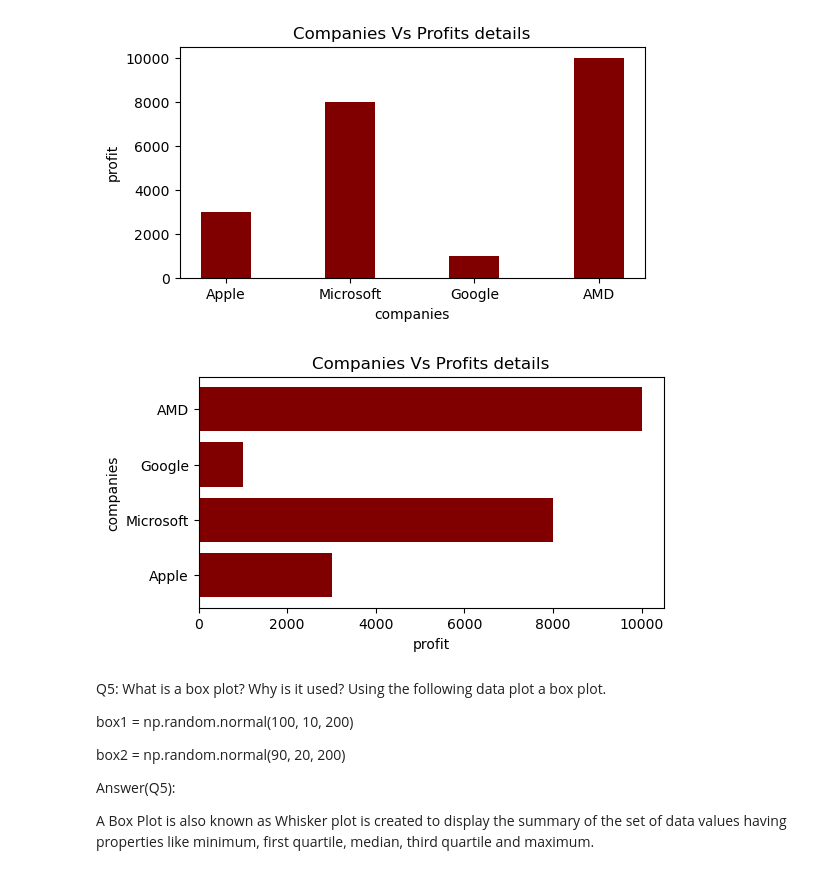
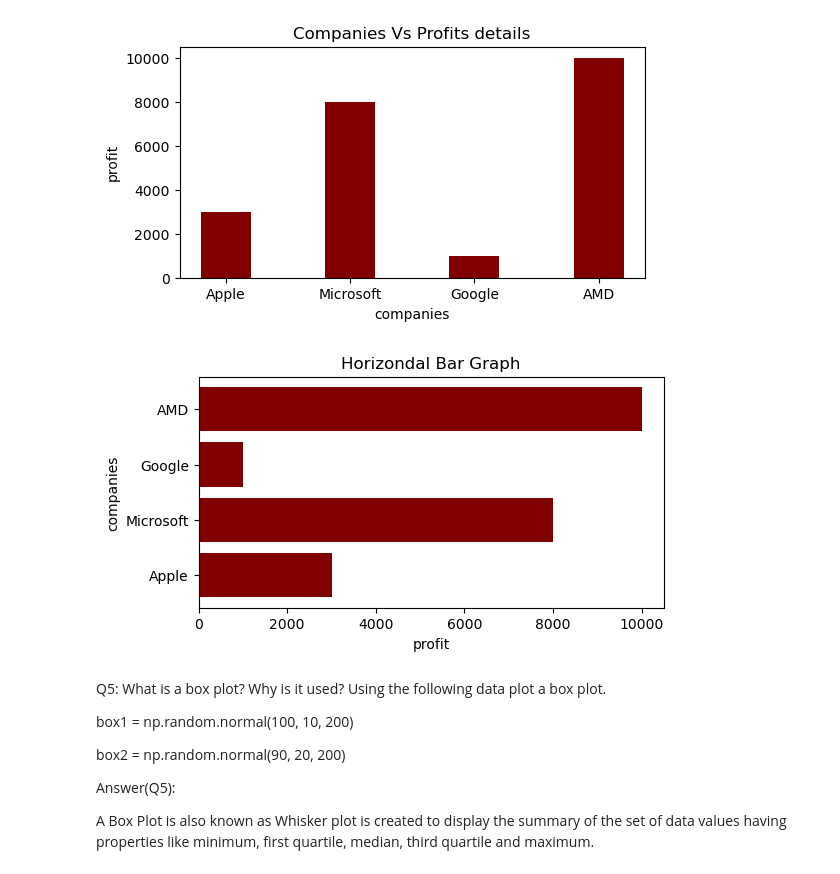
Before and after one commit to PriyaPocs/PWPythonAssignments, a Jupyter notebook: Matplotlib-Assignment.ipynb, the cells around one changed output. Saved outputs shown, nothing was run; the diff lists cells and outputs as text; code cells hidden in the pictures.

```diff
--- a/Matplotlib-Assignment.ipynb
+++ b/Matplotlib-Assignment.ipynb
@@ -136,14 +136,14 @@ plt.show()
 # %%
 fig = plt.figure(figsize = (6, 3))
 
 # creating the bar plot
 plt.barh(company, profit, color ='maroon')
 plt.xlabel("profit")
 plt.ylabel("companies")
-plt.title("Companies Vs Profits details")
+plt.title("Horizondal Bar Graph")
 plt.show()
 # %% [output]
-[figure, old version]
+[figure, new version]
 # %% [markdown]
 Q5: What is a box plot? Why is it used? Using the following data plot a box plot.
 
```
Also changed, not shown: parts of 1 cell of this notebook.
